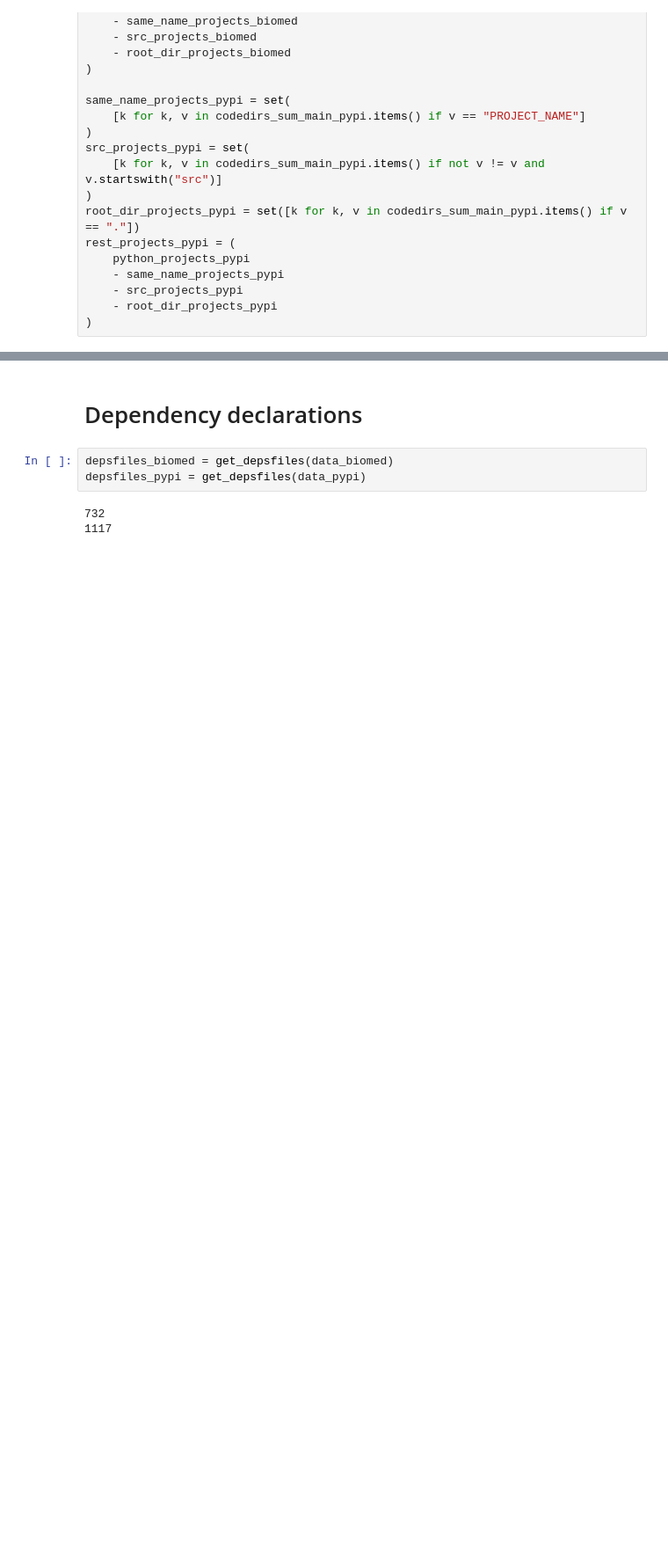
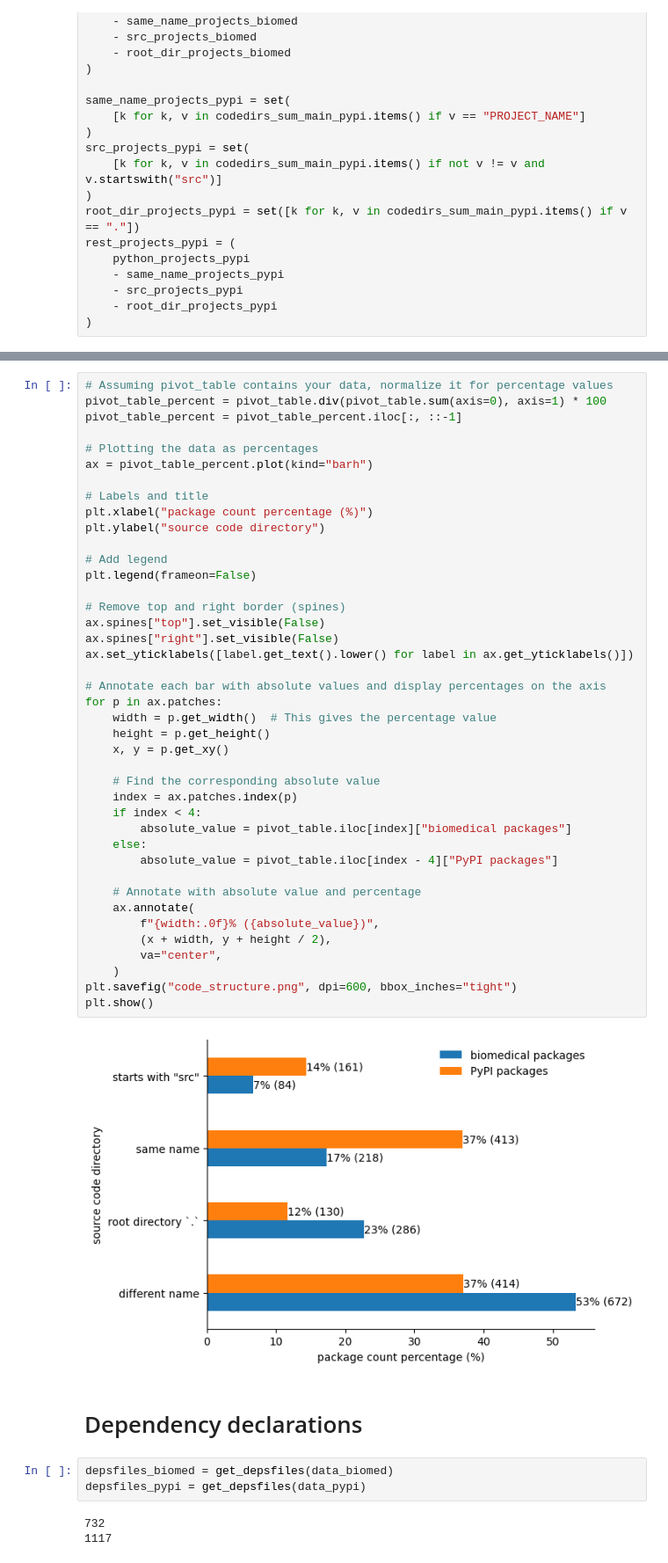
Before and after one commit to tweag/FawltyDeps-analysis, a Jupyter notebook: notebooks/analysis_biomed_pypi.ipynb, the cells around one changed output, grey strips where cells are left out. Shown at 88% size. Cells and saved outputs as stored; diff of their text form; blank space fills up the shorter version.

```diff
--- a/notebooks/analysis_biomed_pypi.ipynb
+++ b/notebooks/analysis_biomed_pypi.ipynb
@@ -248,3 +234,46 @@ plt.show()
+# %%
+# Assuming pivot_table contains your data, normalize it for percentage values
+pivot_table_percent = pivot_table.div(pivot_table.sum(axis=0), axis=1) * 100
+pivot_table_percent = pivot_table_percent.iloc[:, ::-1]
+
+# Plotting the data as percentages
+ax = pivot_table_percent.plot(kind="barh")
+
+# Labels and title
+plt.xlabel("package count percentage (%)")
+plt.ylabel("source code directory")
+
+# Add legend
+plt.legend(frameon=False)
+
+# Remove top and right border (spines)
+ax.spines["top"].set_visible(False)
+ax.spines["right"].set_visible(False)
+ax.set_yticklabels([label.get_text().lower() for label in ax.get_yticklabels()])
+
+# Annotate each bar with absolute values and display percentages on the axis
+for p in ax.patches:
+    width = p.get_width()  # This gives the percentage value
+    height = p.get_height()
+    x, y = p.get_xy()
+
+    # Find the corresponding absolute value
+    index = ax.patches.index(p)
+    if index < 4:
+        absolute_value = pivot_table.iloc[index]["biomedical packages"]
+    else:
+        absolute_value = pivot_table.iloc[index - 4]["PyPI packages"]
+
+    # Annotate with absolute value and percentage
+    ax.annotate(
+        f"{width:.0f}% ({absolute_value})",
+        (x + width, y + height / 2),
+        va="center",
+    )
+plt.savefig("code_structure.png", dpi=600, bbox_inches="tight")
+plt.show()
+# %% [output]
+[figure, added]
 # %% [markdown]
 # Dependency declarations
 # %%
```
Also changed, not shown: parts of 8 cells of this notebook.
